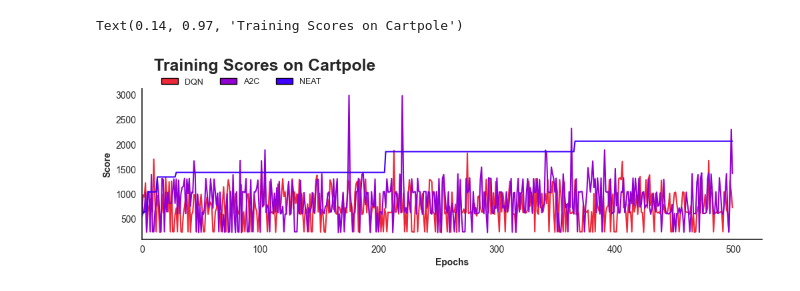
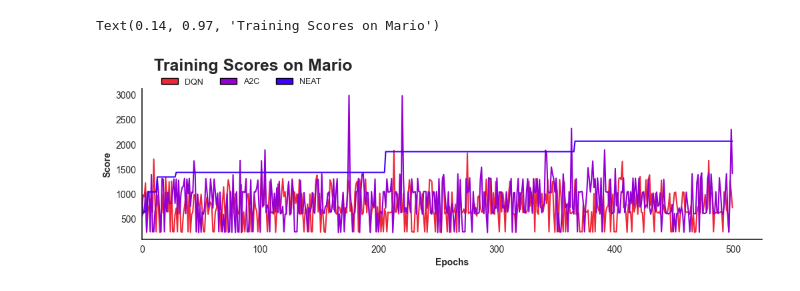
Before and after one commit to SeanJan0/ReinforceComparison, a Jupyter notebook: plot.ipynb, the cells around one changed output. Cells and saved outputs as stored; diff of their text form; code cells hidden in the pictures.

```diff
--- a/plot.ipynb
+++ b/plot.ipynb
@@ -21,19 +21,19 @@ df = pd.DataFrame({'DQN': dqn, 'A2C': ac, 'NEAT': neat})
 # %%
 fig, ax = plt.subplots(1, 1, figsize=(12, 3), dpi=100, facecolor=background_color)
 fig.tight_layout
 sns.despine()
 
 legend_handles = [patches.Patch(edgecolor="black", facecolor=red, label="DQN"), patches.Patch(edgecolor="black", facecolor=purple, label="A2C"), patches.Patch(edgecolor="black", facecolor=blue, label="NEAT")]
 
 ax_sns = sns.lineplot(data=df, ax=ax, ci=None, legend=False, zorder=2, dashes=False)
 ax_sns.set_facecolor(background_color)
 ax_sns.set_xlim(0)
 ax_sns.tick_params(labelsize=10, width=1, length=2.5)
 ax_sns.set_xlabel('Epochs', fontsize=10, weight="bold")
 ax_sns.set_ylabel('Score', fontsize=10, weight="bold")
 
 fig.legend(handles=legend_handles, ncol=3, facecolor=background_color, edgecolor=background_color, fontsize=9, loc="upper left", bbox_to_anchor=(0.14, 0.97))
-fig.text(0.14, 0.97, "Training Scores on Cartpole", fontsize=18, weight="bold")
+fig.text(0.14, 0.97, "Training Scores on Mario", fontsize=18, weight="bold")
 # %% [output]
-Text(0.14, 0.97, 'Training Scores on Cartpole')
+Text(0.14, 0.97, 'Training Scores on Mario')
-[figure, old version]
+[figure, new version]
```
Also changed, not shown: 3 other files.
